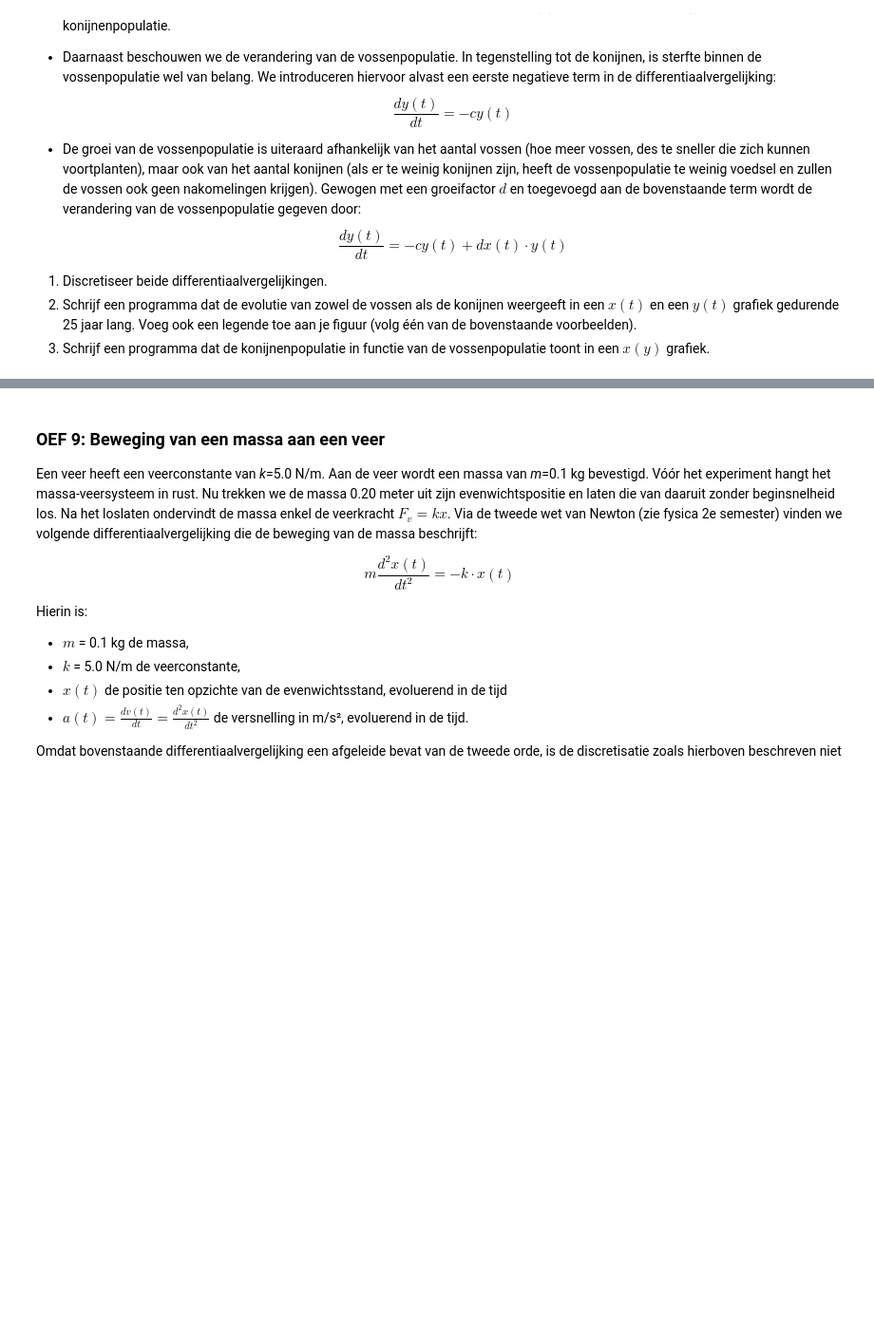
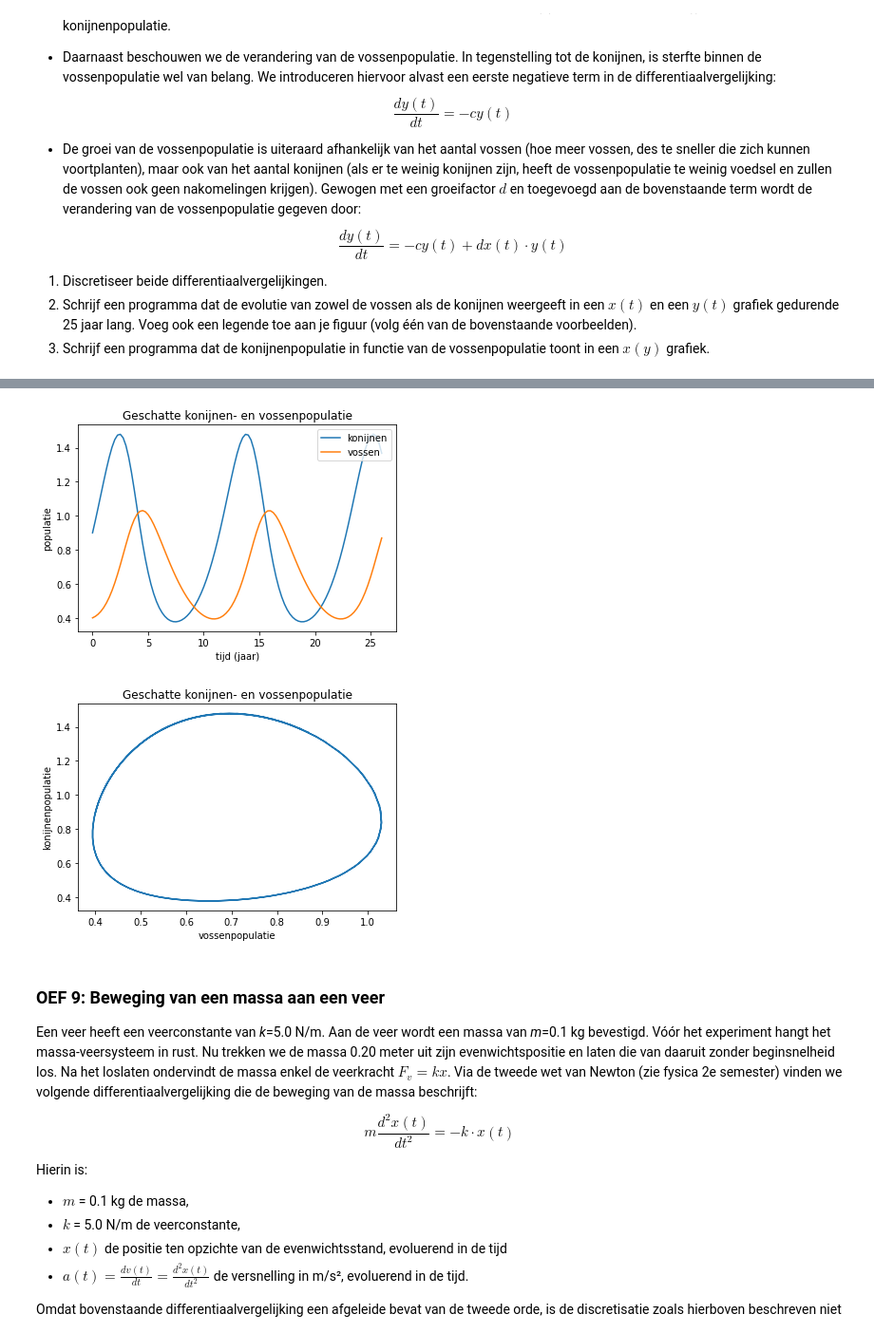
Before and after one commit to jonasvdw/IW_Teams, a Jupyter notebook: notebooks/P6_project1_differentiaalvergelijkingen-opl.ipynb, the cells around one changed output, grey strips where cells are left out. Shown: that part at 95% size. Cells and saved outputs as stored; diff of their text form; code cells hidden in the pictures; blank space fills up the shorter version.

```diff
--- a/notebooks/P6_project1_differentiaalvergelijkingen-opl.ipynb
+++ b/notebooks/P6_project1_differentiaalvergelijkingen-opl.ipynb
@@ -481,7 +535,6 @@ $$ \boxed{\frac{dy(t)}{dt} = -c y(t) + d x(t) \cdot y(t)} $$
 2. Schrijf een programma dat de evolutie van zowel de vossen als de konijnen weergeeft in een $x(t)$ en een $y(t)$ grafiek gedurende 25 jaar lang. Voeg ook een legende toe aan je figuur (volg één van de bovenstaande voorbeelden).
 3. Schrijf een programma dat de konijnenpopulatie in functie van de vossenpopulatie toont in een $x(y)$ grafiek.
 # %%
-%matplotlib notebook
 import matplotlib.pyplot as plt
 import numpy as np
 
@@ -494,18 +547,15 @@ x0 = 0.9
 y0 = 0.4
 
 dt        = 0.25                    # tijdstap in jaar
-eindt     = 26                      # na eindt jaren
-tijdlijst = np.arange(0, eindt, dt) # lijst van 0 tot eindt jaar in stappen van delta t jaar
+tijdlijst = np.arange(0, 26+dt, dt) # lijst van 0 tot eindt jaar in stappen van delta t jaar
 
 prooien = []
 jagers  = []
-tijd    = []
 
 for t in tijdlijst:
     # opslag van laatste waarde in lijst
     prooien.append(x0)
     jagers.append(y0)
-    tijd.append(t)
     # numerieke diff vgl
     x1 = x0 + (a*x0 - b*x0*y0)*dt
     y1 = y0 + (-c*y0 + d*x1*y0)*dt
@@ -516,8 +566,8 @@ for t in tijdlijst:
 
 # tekenen van de grafiek
 fig, ax = plt.subplots()
-ax.plot(tijd, prooien, label='konijnen')
-ax.plot(tijd, jagers, label='vossen')
+ax.plot(tijdlijst, prooien, label='konijnen')
+ax.plot(tijdlijst, jagers, label='vossen')
 ax.set_title('Geschatte konijnen- en vossenpopulatie')
 ax.set_xlabel('tijd (jaar)')
 ax.set_ylabel('populatie')
@@ -538,3 +584,5 @@ plt.show()
+[figure, added]
+[figure, added]
 # %% [markdown]
 ### OEF 9: Beweging van een massa aan een veer
 
```
Also changed, not shown: parts of 7 cells of this notebook, 1 other file.
